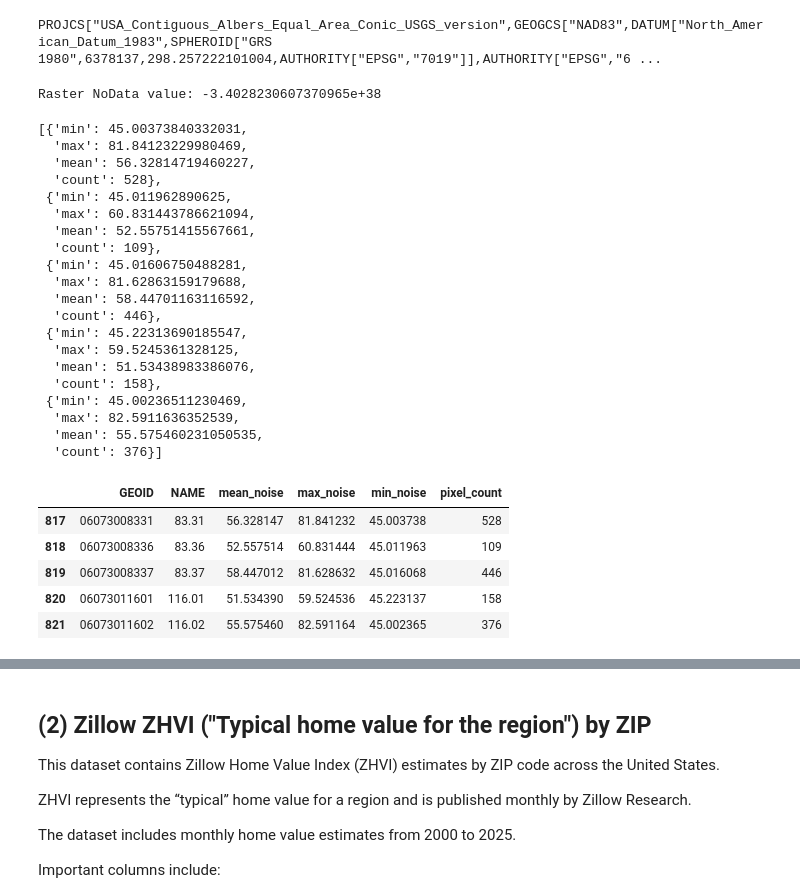
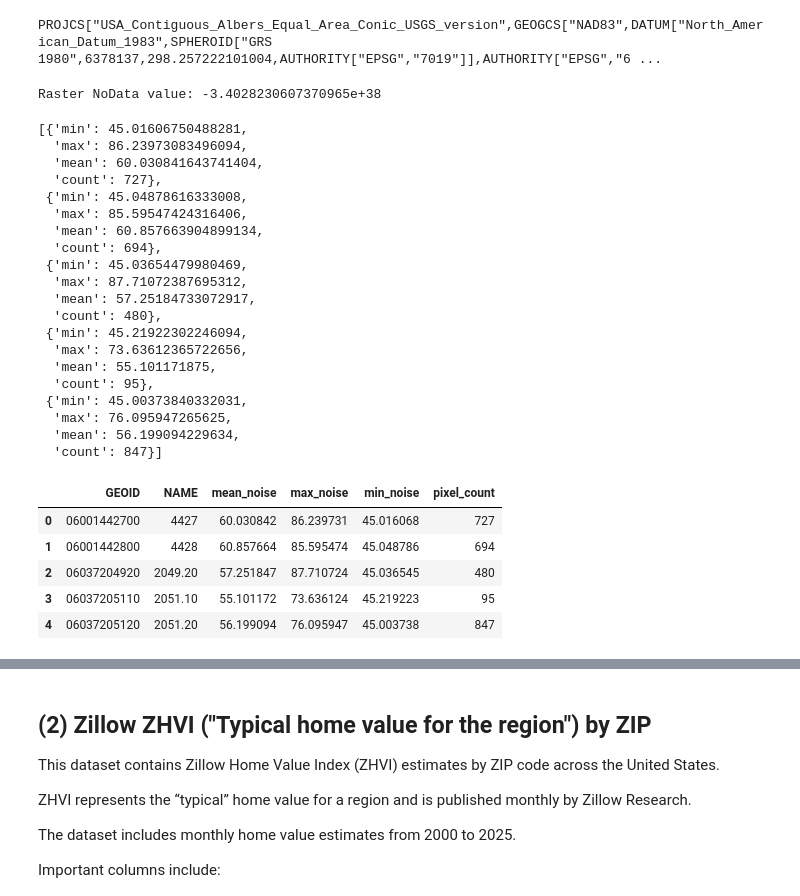
Before and after one commit to nengmao888/math189-final-project, a Jupyter notebook: data/math_189_datasets.ipynb, the cells around one changed output, grey strips where cells are left out. Saved outputs shown, nothing was run; the diff lists cells and outputs as text; code cells hidden in the pictures.

Commit message:
Expand transportation noise dataset to California census tracts

```diff
--- a/data/math_189_datasets.ipynb
+++ b/data/math_189_datasets.ipynb
@@ -232,10 +232,8 @@ ca_tracts.head()
 | 3 | 06 | 037 | 205110 | 06037205110 | 1400000US06037205110 | 2051.10 | Census Tract 2051.10 | G5020 | S | 286962 | 0 | ... |
 | 4 | 06 | 037 | 205120 | 06037205120 | 1400000US06037205120 | 2051.20 | Census Tract 2051.20 | G5020 | S | 1466242 | 0 | ... |
 # %%
-# Keep San Diego County only
-# San Diego County FIPS code = 073
+# Keep CA
+ca_tracts_all = ca_tracts
 
-sd_tracts = ca_tracts[ca_tracts["COUNTYFP"] == "073"].copy()
-
-sd_tracts.head()
+print(len(ca_tracts_all))
 # %% [output]
@@ -256,9 +248,9 @@ Raster CRS: ESRI:102039
 # %%
 # Reproject census tracts to match raster CRS
 
-sd_tracts = sd_tracts.to_crs(noise.crs)
+ca_tracts_all = ca_tracts_all.to_crs(noise.crs)
 
-print(sd_tracts.crs)
+print(ca_tracts_all.crs)
 # %% [output]
 PROJCS["USA_Contiguous_Albers_Equal_Area_Conic_USGS_version",GEOGCS["NAD83",DATUM["North_American_Datum_1983",SPHEROID["GRS 1980",6378137,298.257222101004,AUTHORITY["EPSG","7019"]],AUTHORITY["EPSG","6 ...
 # %%
@@ -267,7 +259,7 @@ PROJCS["USA_Contiguous_Albers_Equal_Area_Conic_USGS_version",GEOGCS["NAD83",DATU
 from rasterstats import zonal_stats
 import rasterio
 
-noise_path = "CONUS_road_noise_2020/State_rasters/CA_road_noise_2020.tif"
+noise_path = "../data/raw/CONUS_road_noise_2020/State_rasters/CA_road_noise_2020.tif"
 
 # Get the exact NoData value from the raster
 with rasterio.open(noise_path) as src:
@@ -276,7 +268,7 @@ with rasterio.open(noise_path) as src:
 print("Raster NoData value:", nodata_value)
 
 stats = zonal_stats(
-    sd_tracts,
+    ca_tracts_all,
     noise_path,
     stats=["mean", "max", "min", "count"],
     nodata=nodata_value,
@@ -286,46 +278,46 @@ stats = zonal_stats(
 stats[:5]
 # %% [output]
 Raster NoData value: -3.4028230607370965e+38
-[{'min': 45.00373840332031,
-  'max': 81.84123229980469,
-  'mean': 56.32814719460227,
-  'count': 528},
- {'min': 45.011962890625,
-  'max': 60.831443786621094,
-  'mean': 52.55751415567661,
-  'count': 109},
- {'min': 45.01606750488281,
-  'max': 81.62863159179688,
-  'mean': 58.44701163116592,
-  'count': 446},
- {'min': 45.22313690185547,
-  'max': 59.5245361328125,
-  'mean': 51.53438983386076,
-  'count': 158},
- {'min': 45.00236511230469,
-  'max': 82.5911636352539,
-  'mean': 55.575460231050535,
-  'count': 376}]
+[{'min': 45.01606750488281,
+  'max': 86.23973083496094,
+  'mean': 60.030841643741404,
+  'count': 727},
+ {'min': 45.04878616333008,
+  'max': 85.59547424316406,
+  'mean': 60.857663904899134,
+  'count': 694},
+ {'min': 45.03654479980469,
+  'max': 87.71072387695312,
+  'mean': 57.25184733072917,
+  'count': 480},
+ {'min': 45.21922302246094,
+  'max': 73.63612365722656,
+  'mean': 55.101171875,
+  'count': 95},
+ {'min': 45.00373840332031,
+  'max': 76.095947265625,
+  'mean': 56.199094229634,
+  'count': 847}]
 # %%
 # Add noise statistics back to census tract dataframe
 
-sd_noise_by_tract = sd_tracts.copy()
+ca_noise_by_tract = ca_tracts_all.copy()
 
-sd_noise_by_tract["mean_noise"] = [s["mean"] for s in stats]
-sd_noise_by_tract["max_noise"] = [s["max"] for s in stats]
-sd_noise_by_tract["min_noise"] = [s["min"] for s in stats]
-sd_noise_by_tract["pixel_count"] = [s["count"] for s in stats]
+ca_noise_by_tract["mean_noise"] = [s["mean"] for s in stats]
+ca_noise_by_tract["max_noise"] = [s["max"] for s in stats]
+ca_noise_by_tract["min_noise"] = [s["min"] for s in stats]
+ca_noise_by_tract["pixel_count"] = [s["count"] for s in stats]
 
-sd_noise_by_tract[
+ca_noise_by_tract[
     ["GEOID", "NAME", "mean_noise", "max_noise", "min_noise", "pixel_count"]
 ].head()
 # %% [output]
 |  | GEOID | NAME | mean_noise | max_noise | min_noise | pixel_count |
-| 817 | 06073008331 | 83.31 | 56.328147 | 81.841232 | 45.003738 | 528 |
-| 818 | 06073008336 | 83.36 | 52.557514 | 60.831444 | 45.011963 | 109 |
-| 819 | 06073008337 | 83.37 | 58.447012 | 81.628632 | 45.016068 | 446 |
-| 820 | 06073011601 | 116.01 | 51.534390 | 59.524536 | 45.223137 | 158 |
-| 821 | 06073011602 | 116.02 | 55.575460 | 82.591164 | 45.002365 | 376 |
+| 0 | 06001442700 | 4427 | 60.030842 | 86.239731 | 45.016068 | 727 |
+| 1 | 06001442800 | 4428 | 60.857664 | 85.595474 | 45.048786 | 694 |
+| 2 | 06037204920 | 2049.20 | 57.251847 | 87.710724 | 45.036545 | 480 |
+| 3 | 06037205110 | 2051.10 | 55.101172 | 73.636124 | 45.219223 | 95 |
+| 4 | 06037205120 | 2051.20 | 56.199094 | 76.095947 | 45.003738 | 847 |
 # %%
 # Convert to regular dataframe for later merging
 
```
Also changed, not shown: parts of 37 cells of this notebook, 1 other file.
